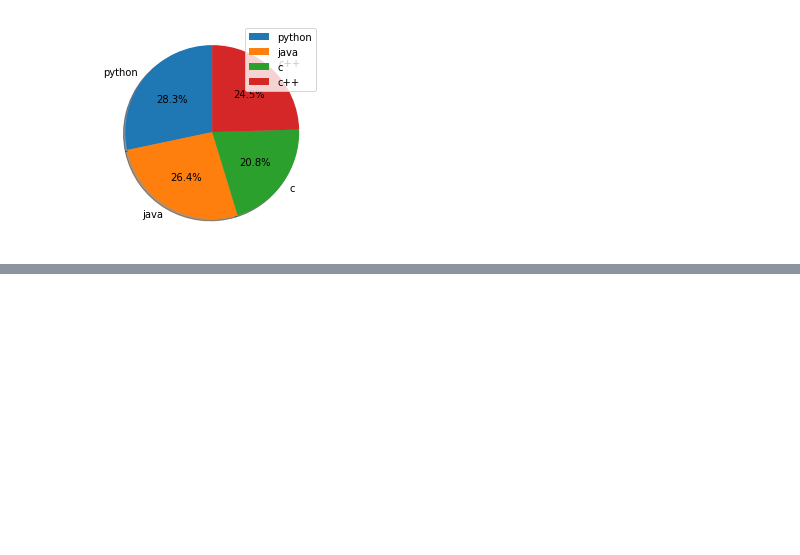
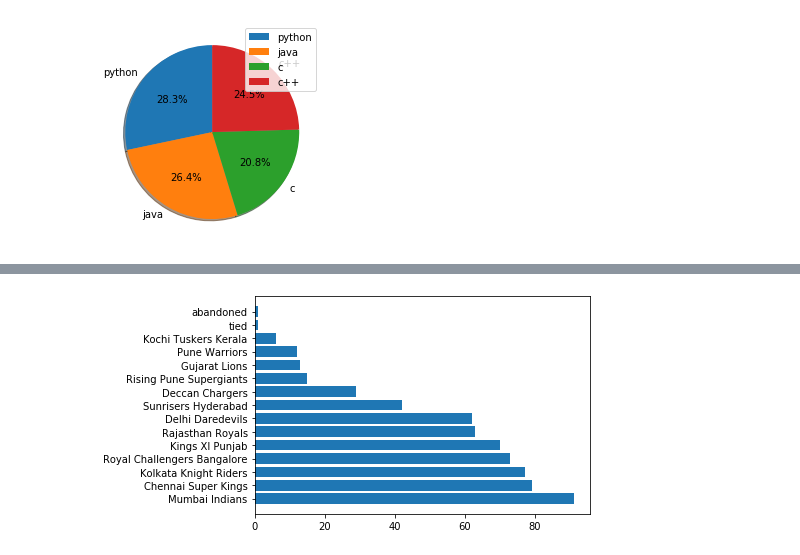
Before and after one commit to Bhargavkrishna137/gitam-vizag-python, a Jupyter notebook: Day 06(21-09-2019).ipynb, the cells around one changed output, grey strips where cells are left out. Drawn from its saved outputs; the diff is of its cells as text; code cells hidden in the pictures; blank space fills up the shorter version.

```diff
--- a/Day 06(21-09-2019).ipynb
+++ b/Day 06(21-09-2019).ipynb
@@ -208,3 +208,10 @@ plt.legend(loc='best')
 plt.show()
 # %% [output]
 [figure]
+# %%
+import pandas as pd
+filePath = 'Documents\DataFiles\Match.csv'
+def readCsvData(filePath):
+    return pd.read_csv(filePath)
+d = readCsvData(filePath)
+print(d)
@@ -210,0 +251,9 @@ plt.show()
+# %%
+n_d=d[['match_winner','Season_Year']]
+n_d[n_d.Season_Year==2011]
+t=d['match_winner'].value_counts().index
+w=d['match_winner'].value_counts().values
+plt.barh(t,w)
+plt.show()
+# %% [output]
+[figure, added]
```
Also changed, not shown: parts of 7 cells of this notebook.
